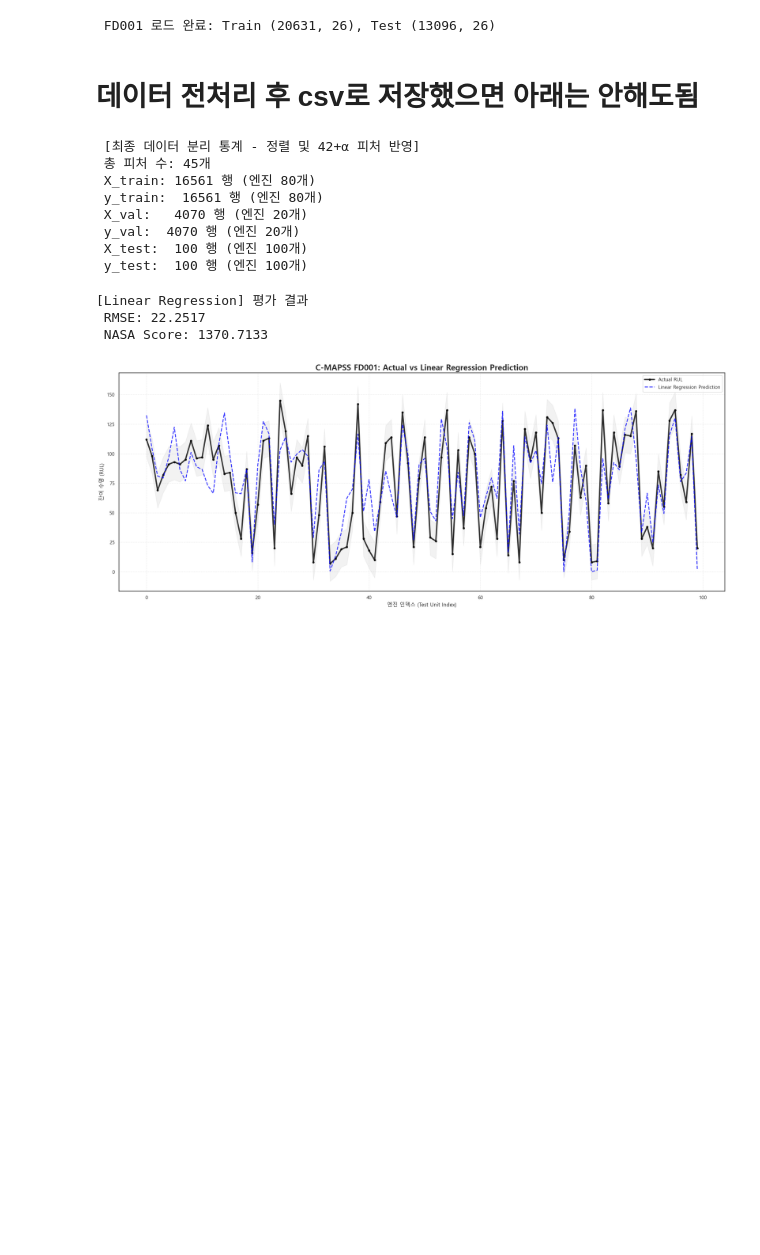
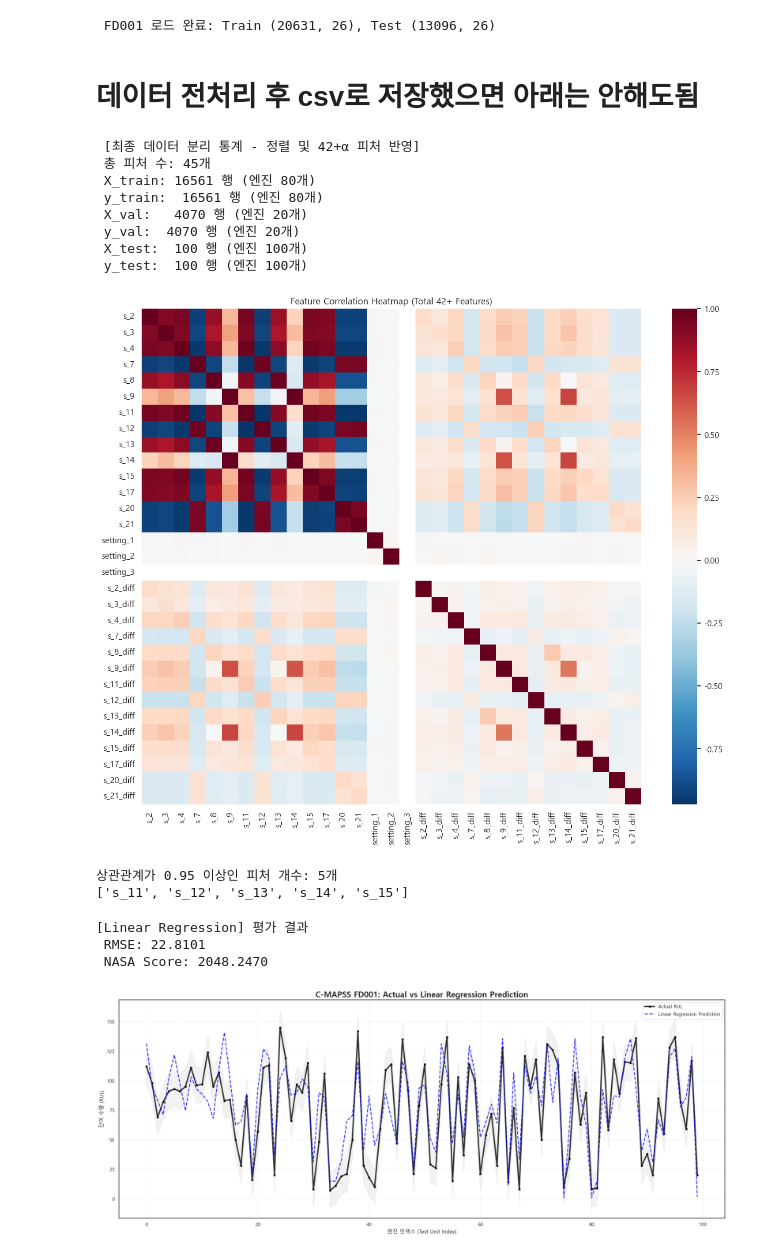
Before and after one commit to dlalswns0211/sparta_project_4_team16, a Jupyter notebook: TH/notebooks/FD001_데이터분리.ipynb, the cells around one changed output. Cells and saved outputs as stored; diff of their text form; code cells hidden in the pictures; blank space fills up the shorter version.

```diff
--- a/TH/notebooks/FD001_데이터분리.ipynb
+++ b/TH/notebooks/FD001_데이터분리.ipynb
@@ -78,7 +78,7 @@ steps.append(df_train.copy())
 # [Step 2] 상수 제거 & RUL Capping
 # ---------------------------------------------------------
 df_train['max_cycle'] = df_train.groupby('unit_nr')['time_cycles'].transform('max')
-df_train['RUL'] = (df_train['max_cycle'] - df_train['time_cycles']).clip(upper=125)
+df_train['RUL'] = (df_train['max_cycle'] - df_train['time_cycles']).clip(upper=120)
 df_train.drop(columns=['max_cycle'], inplace=True)
 
 const_cols = ['s_1', 's_5', 's_6', 's_10', 's_16', 's_18', 's_19']
@@ -127,7 +127,7 @@ setting_features = ['setting_1', 'setting_2', 'setting_3']
 y_label = 'RUL'
 
 # 3. 이동평균(MA) & 차분(diff) 생성 함수
-def add_features(df, features, window=10):
+def add_features(df, features, window=5):
     df_res = df.copy()
     for col in features:
         # 엔진별로 그룹화하여 순서대로 계산
@@ -147,7 +147,7 @@ df_test = add_features(df_test, base_features)
 
 # 5. 최종 피처 리스트 (원본 + 세팅 + MA + diff = 총 45개 정도)
 X_features_full = base_features + setting_features + \
-                  [f'{c}_ma' for c in base_features] + \
+                [f'{c}_ma' for c in base_features] + \
                   [f'{c}_diff' for c in base_features]
 
 # 6. 데이터셋 분리
@@ -198,6 +198,25 @@ print(f" y_test:  {y_test.shape[0]} 행 (엔진 100개)")
  y_val:  4070 행 (엔진 20개)
  X_test:  100 행 (엔진 100개)
  y_test:  100 행 (엔진 100개)
+# %%
+# 피처들 간의 상관계수 계산
+corr_matrix = X_train.corr()
+
+# 히트맵 시각화
+plt.figure(figsize=(15, 12))
+sns.heatmap(corr_matrix, annot=False, cmap='RdBu_r', center=0)
+plt.title("Feature Correlation Heatmap (Total 42+ Features)")
+plt.show()
+
+# 상관관계가 0.95 이상인 쌍만 출력해보기
+upper = corr_matrix.where(np.triu(np.ones(corr_matrix.shape), k=1).astype(bool))
+to_drop = [column for column in upper.columns if any(upper[column] > 0.95)]
+print(f"상관관계가 0.95 이상인 피처 개수: {len(to_drop)}개")
+print(to_drop)
+# %% [output]
+[figure, added]
+상관관계가 0.95 이상인 피처 개수: 5개
+['s_11', 's_12', 's_13', 's_14', 's_15']
 # %%
 import numpy as np
 from sklearn.metrics import mean_squared_error
@@ -231,8 +250,8 @@ y_pred_lr = np.maximum(y_pred_lr, 0)
 lr_rmse, lr_score = evaluate_model(y_test, y_pred_lr, "Linear Regression")
 # %% [output]
 [Linear Regression] 평가 결과
- RMSE: 22.2517
- NASA Score: 1370.7133
+ RMSE: 22.8101
+ NASA Score: 2048.2470
 # %%
 import matplotlib.pyplot as plt
 
@@ -278,4 +297,4 @@ plt.fill_between(range(len(y_test)),
 plt.tight_layout()
 plt.show()
 # %% [output]
-[figure, old version]
+[figure, new version]
```
Also changed, not shown: 3 other files.
